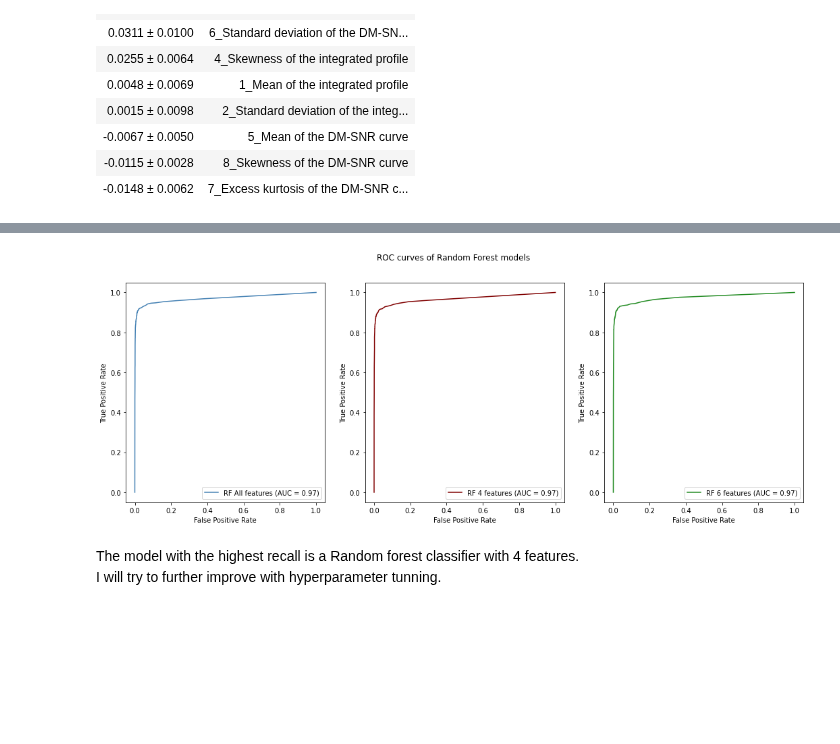
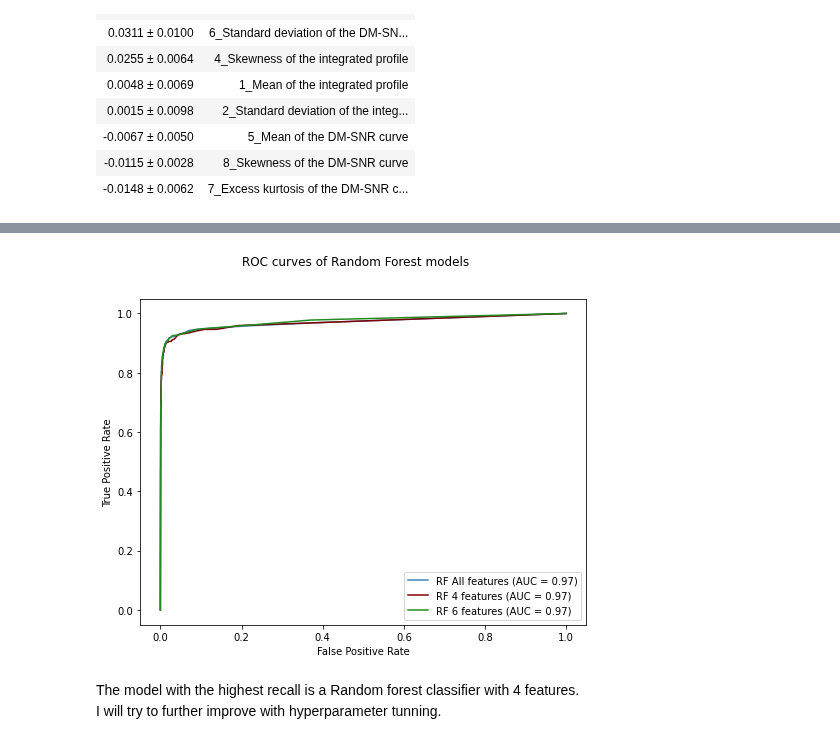
Before and after one commit to foukonana/MSc_MachineLearning_Asgmts, a Jupyter notebook: Assignments/Asgmt7_FeatureSelection/asgmt7_afoudouli.ipynb, the cells around one changed output, grey strips where cells are left out. Drawn from its saved outputs; the diff is of its cells as text; code cells hidden in the pictures; blank space fills up the shorter version.

```diff
--- a/Assignments/Asgmt7_FeatureSelection/asgmt7_afoudouli.ipynb
+++ b/Assignments/Asgmt7_FeatureSelection/asgmt7_afoudouli.ipynb
@@ -332,15 +323,12 @@ F1 89.42%
 # %%
-fig, axs = plt.subplots(nrows=1, ncols=3, figsize=(18, 6), sharey='row')
+fig, axs = plt.subplots(nrows=1, ncols=1, figsize=(8, 6), sharey='row')
 plt.suptitle('ROC curves of Random Forest models')
-ax=plt.subplot(131)
-plot_roc_curve(clf_full, X_test, y_test, color='steelblue', ax=ax, name='RF All features')
-ax=plt.subplot(132)
-plot_roc_curve(clf4, X_test[:, select4], y_test, color='maroon', ax=ax, name='RF 4 features')
-ax=plt.subplot(133)
-plot_roc_curve(clf6, X_test[:, select6], y_test, color='forestgreen', ax=ax, name='RF 6 features')
+plot_roc_curve(clf_full, X_test, y_test, color='steelblue', ax=axs, name='RF All features')
+plot_roc_curve(clf4, X_test[:, select4], y_test, color='maroon', ax=axs, name='RF 4 features')
+plot_roc_curve(clf6, X_test[:, select6], y_test, color='forestgreen', ax=axs, name='RF 6 features')
 plt.show()
 # %% [output]
-[figure, old version]
+[figure, new version]
 # %% [markdown]
 The model with the highest recall is a Random forest classifier with 4 features.
 I will try to further improve with hyperparameter tunning.
```
Also changed, not shown: parts of 9 cells of this notebook.
